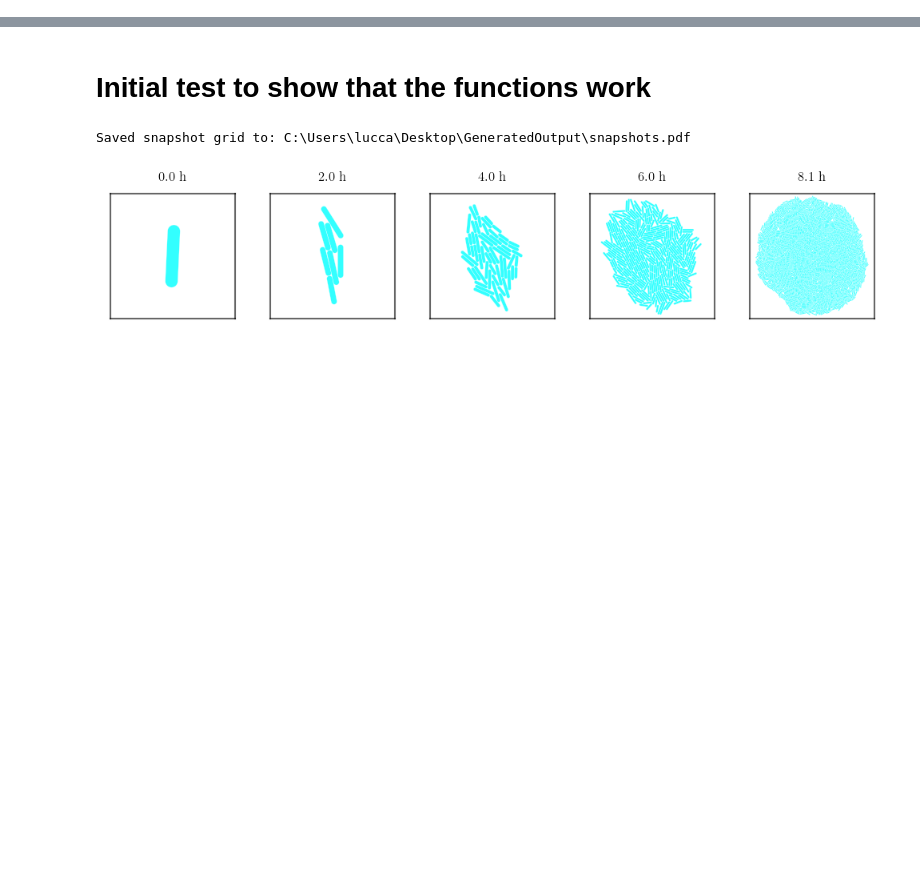
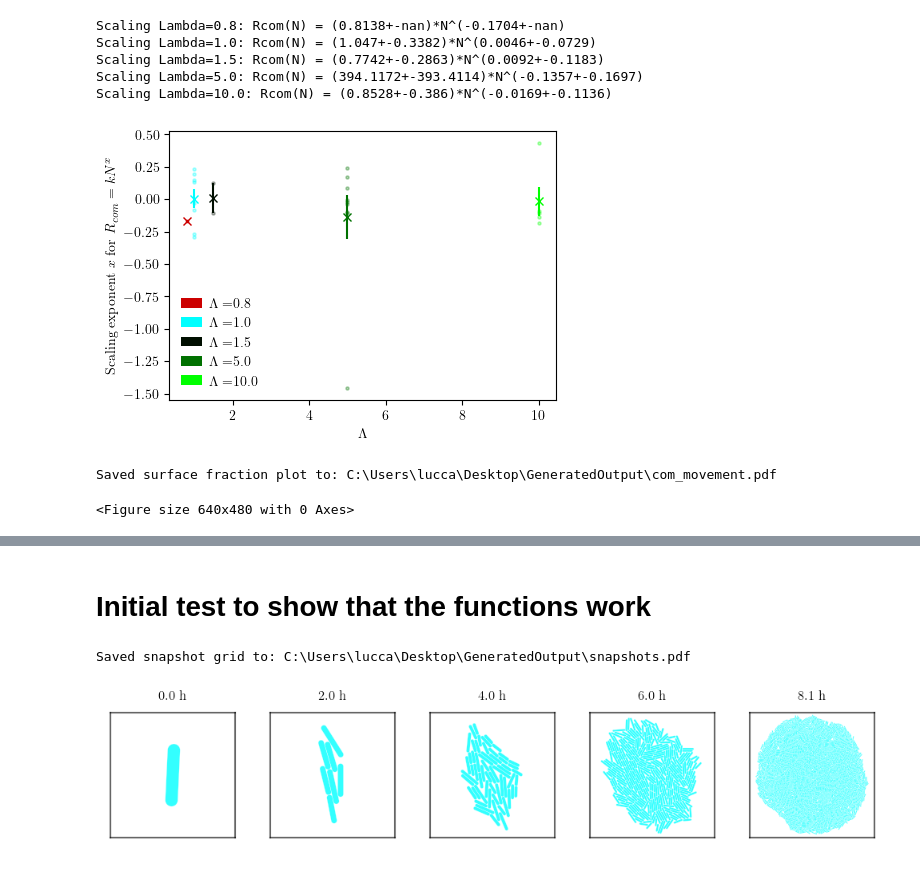
Before and after one commit to luccajohannleal-maker/Friction_Biofilms, a Jupyter notebook: Analysis/FreeGrow_plots.ipynb, the cells around one changed output, grey strips where cells are left out. Cells and saved outputs as stored; diff of their text form; code cells hidden in the pictures; blank space fills up the shorter version.

```diff
--- a/Analysis/FreeGrow_plots.ipynb
+++ b/Analysis/FreeGrow_plots.ipynb
@@ -46,0 +57,11 @@ test = "C:\\Users\\lucca\\Desktop\\GeneratedOutput\\SimOutput\\data\\FreeGrow\\L
+# %%
+Aplot.COM_Ncells_parameter_dist(repeats_lambda)
+# %% [output]
+Scaling Lambda=0.8: Rcom(N) = (0.8138+-nan)*N^(-0.1704+-nan)
+Scaling Lambda=1.0: Rcom(N) = (1.047+-0.3382)*N^(0.0046+-0.0729)
+Scaling Lambda=1.5: Rcom(N) = (0.7742+-0.2863)*N^(0.0092+-0.1183)
+Scaling Lambda=5.0: Rcom(N) = (394.1172+-393.4114)*N^(-0.1357+-0.1697)
+Scaling Lambda=10.0: Rcom(N) = (0.8528+-0.386)*N^(-0.0169+-0.1136)
+[figure, added]
+Saved surface fraction plot to: C:\Users\lucca\Desktop\GeneratedOutput\com_movement.pdf
+<Figure size 640x480 with 0 Axes>
```
Also changed, not shown: parts of 12 cells of this notebook, 23 other files.
